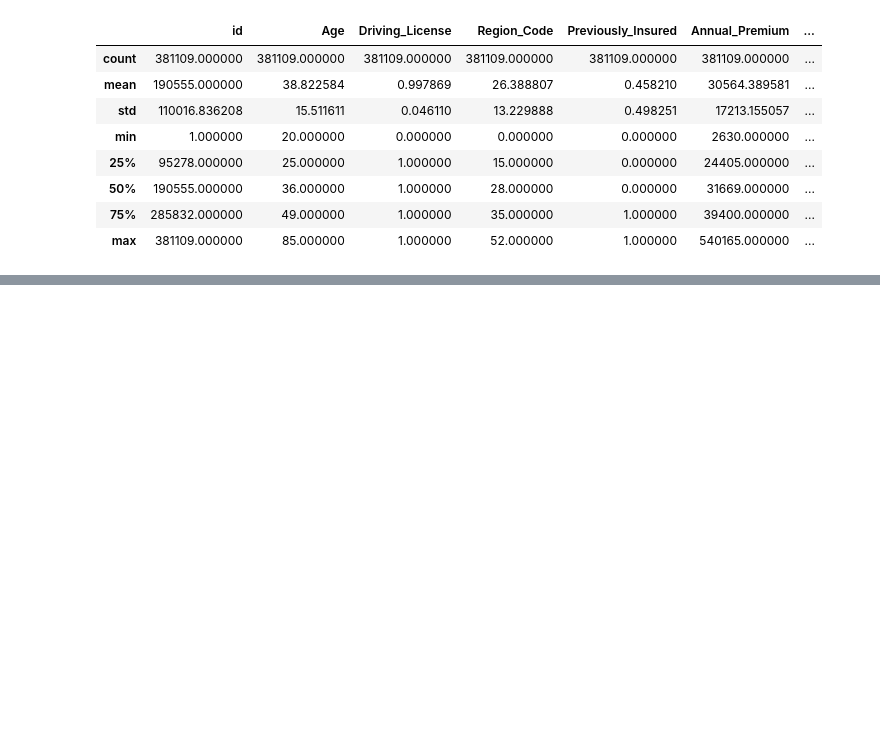
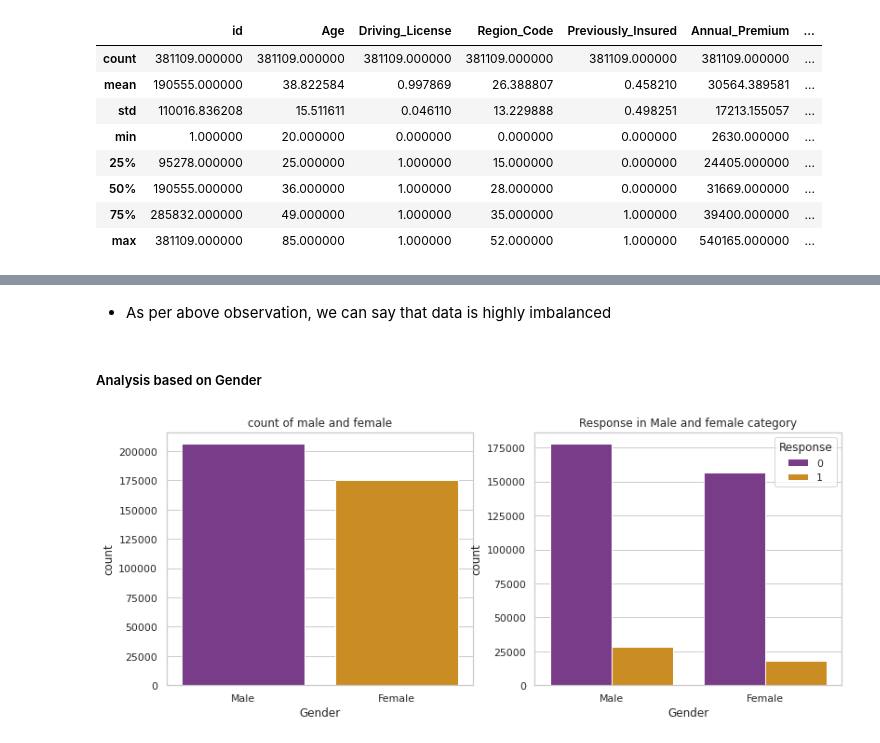
Before and after one commit to bysubanji/Health_insurance_cross_sell_prediction, a Jupyter notebook: Health_Insurance_Bhaskarsubanji.ipynb, the cells around one changed output, grey strips where cells are left out. Drawn from its saved outputs; the diff is of its cells as text; code cells hidden in the pictures; blank space fills up the shorter version.

```diff
--- a/Health_Insurance_Bhaskarsubanji.ipynb
+++ b/Health_Insurance_Bhaskarsubanji.ipynb
@@ -100,0 +113,16 @@ data.describe()
+# %% [markdown]
+* As per above observation, we can say that data is highly imbalanced
+# %% [markdown]
+##### Analysis based on Gender
+# %%
+# Analyzing gender by plotting countplot
+plt.figure(figsize = (13,5))
+plt.subplot(1,2,1)
+sns.countplot(data['Gender'],palette='CMRmap')
+plt.title("count of male and female")
+plt.subplot(1,2,2)
+sns.countplot(data['Gender'], hue = data['Response'],palette='CMRmap')
+plt.title("Response in Male and female category")
+plt.show()
+# %% [output]
+[figure, added]
```
Also changed, not shown: parts of 31 cells of this notebook.
